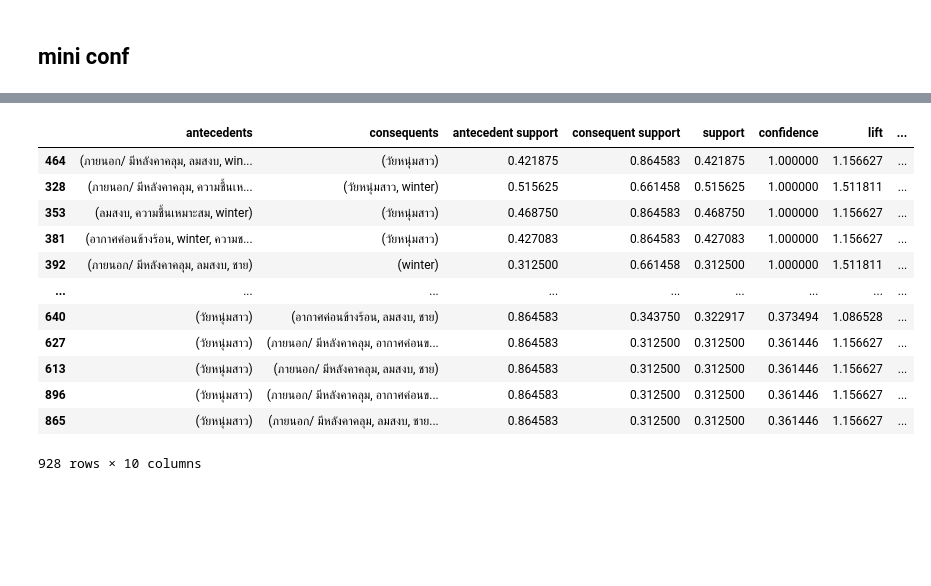
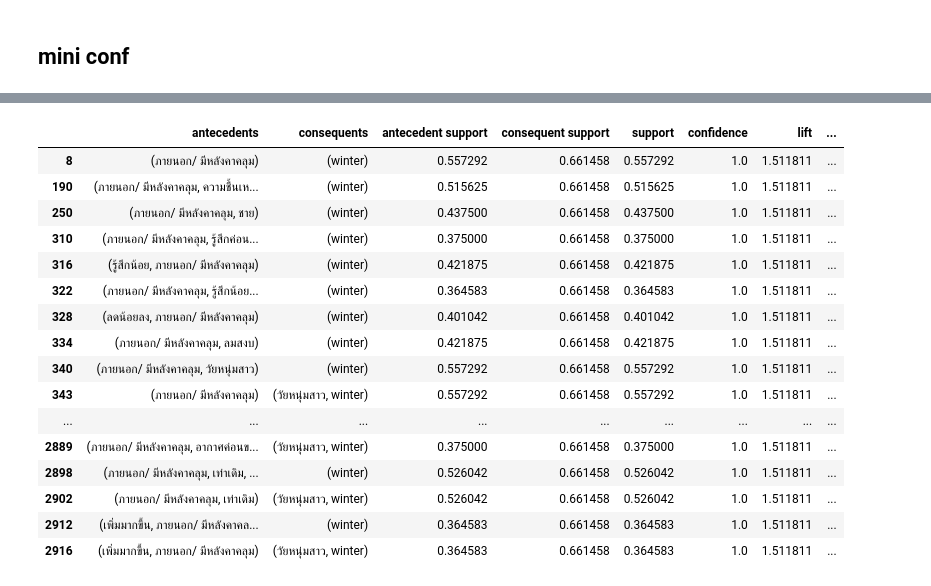
Before and after one commit to Buntariga2545/Project, a Jupyter notebook: Association_Rules_แก้ล่าสุด.ipynb, the cells around one changed output, grey strips where cells are left out. Saved outputs shown, nothing was run; the diff lists cells and outputs as text; code cells hidden in the pictures; blank space fills up the shorter version.

```diff
--- a/Association_Rules_แก้ล่าสุด.ipynb
+++ b/Association_Rules_แก้ล่าสุด.ipynb
@@ -426,3 +474,31 @@ Data columns (total 34 columns):
  33  temp_cat                193 non-null    object
 dtypes: datetime64[ns](1), float64(10), int64(13), object(10)
 memory usage: 51.4+ KB
+# %%
+fo_mapping = {
+    0:'รู้สึกน้อยที่สุด',
+    1:'รู้สึกน้อย',
+    2:'รู้สึกค่อนข้างน้อย',
+    3:'รู้สึกปานกลาง',
+    4:'รู้สึกค่อนข้างมาก',
+    5:'รู้สึกมาก',
+    6:'รู้สึกมากที่สุด'
+}
+
+data['อุณหภูมิ(TS)'] = data['อุณหภูมิ'].map(fo_mapping)
+data['ความชื้น(TS)'] = data['ความชื้น'].map(fo_mapping)
+data['กระแสลม(TS)'] = data['กระแสลม'].map(fo_mapping)
+data['ความแรงของแสงแดด(TS)'] = data['ความแรงของแสงแดด'].map(fo_mapping)
+data['เหงื่อบริเวณผิวหนัง(TS)'] = data['เหงื่อบริเวณผิวหนัง'].map(fo_mapping)
+# %%
+fo_mapping = {
+    -1 :'ลดน้อยลง',
+    0 :'เท่าเดิม',
+    1 :'เพิ่มมากขึ้น'
+}
+
+data['อุณหภูมิ(PT)'] = data['ความร้อน'].map(fo_mapping)
+data['ความชื้น(PT)'] = data['ความชื้น.1'].map(fo_mapping)
+data['กระแสลม(PT)'] = data['กระแสลม.1'].map(fo_mapping)
+data['ความแรงของแสงแดด(PT)'] = data['แสงแดด'].map(fo_mapping)
+data['เหงื่อบริเวณผิวหนัง(PT)'] = data['เหงื่อบริเวณผิวหนัง.1'].map(fo_mapping)
@@ -429,7 +535,9 @@ memory usage: 51.4+ KB
 # %% [markdown]
 ##Thermal acceptance
 # %%
-cols = ['age_cat', 'bmi_cat', 'temp_cat','rh_cat','v_cat',  'พื้นที่ทำแบบสอบถาม','seasons','เพศ','Thermal_acceptance']
+cols = ['age_cat', 'bmi_cat', 'temp_cat','rh_cat','v_cat',  'พื้นที่ทำแบบสอบถาม','seasons','เพศ','Thermal_acceptance', 'อุณหภูมิ(TS)', 'ความชื้น(TS)',
+           'กระแสลม(TS)', 'ความแรงของแสงแดด(TS)', 'เหงื่อบริเวณผิวหนัง(TS)', 'อุณหภูมิ(PT)', 'ความชื้น(PT)', 'กระแสลม(PT)', 'ความแรงของแสงแดด(PT)',
+           'เหงื่อบริเวณผิวหนัง(PT)']
 in_df = data[cols]
 # %%
 in_df.head()
@@ -752,7 +875,9 @@ frequent_conf7
 # %% [markdown]
 ##Thermal sensation Vote
 # %%
-cols = ['age_cat', 'bmi_cat', 'temp_cat','rh_cat','v_cat', 'เพศ', 'seasons', 'พื้นที่ทำแบบสอบถาม', 'Thermal_sensation_Vote']
+cols = ['age_cat', 'bmi_cat', 'temp_cat','rh_cat','v_cat', 'เพศ', 'seasons', 'พื้นที่ทำแบบสอบถาม', 'Thermal_sensation_Vote', 'อุณหภูมิ(TS)',
+           'ความชื้น(TS)', 'กระแสลม(TS)', 'ความแรงของแสงแดด(TS)', 'เหงื่อบริเวณผิวหนัง(TS)', 'อุณหภูมิ(PT)', 'ความชื้น(PT)', 'กระแสลม(PT)',
+           'ความแรงของแสงแดด(PT)', 'เหงื่อบริเวณผิวหนัง(PT)']
 in_df = data[cols]
 # %%
 in_df.head()
@@ -983,20 +1122,24 @@ frequent_conf2.sort_values("confidence", ascending = False)
 # %%
 frequent_conf3 = association_rules(output3, metric = "confidence", min_threshold = 0.3)
-frequent_conf3.sort_values("confidence", ascending = False)
+frequent_conf3.sort_values(['confidence', 'lift'], ascending = False).head(60)
 # %% [output]
 |  | antecedents | consequents | antecedent support | consequent support | support | confidence | lift | ... |
-| 464 | (ภายนอก/ มีหลังคาคลุม, ลมสงบ, win... | (วัยหนุ่มสาว) | 0.421875 | 0.864583 | 0.421875 | 1.000000 | 1.156627 | ... |
-| 328 | (ภายนอก/ มีหลังคาคลุม, ความชื้นเห... | (วัยหนุ่มสาว, winter) | 0.515625 | 0.661458 | 0.515625 | 1.000000 | 1.511811 | ... |
-| 353 | (ลมสงบ, ความชื้นเหมาะสม, winter) | (วัยหนุ่มสาว) | 0.468750 | 0.864583 | 0.468750 | 1.000000 | 1.156627 | ... |
-| 381 | (อากาศค่อนข้างร้อน, winter, ความช... | (วัยหนุ่มสาว) | 0.427083 | 0.864583 | 0.427083 | 1.000000 | 1.156627 | ... |
-| 392 | (ภายนอก/ มีหลังคาคลุม, ลมสงบ, ชาย) | (winter) | 0.312500 | 0.661458 | 0.312500 | 1.000000 | 1.511811 | ... |
+| 8 | (ภายนอก/ มีหลังคาคลุม) | (winter) | 0.557292 | 0.661458 | 0.557292 | 1.0 | 1.511811 | ... |
+| 190 | (ภายนอก/ มีหลังคาคลุม, ความชื้นเห... | (winter) | 0.515625 | 0.661458 | 0.515625 | 1.0 | 1.511811 | ... |
+| 250 | (ภายนอก/ มีหลังคาคลุม, ชาย) | (winter) | 0.437500 | 0.661458 | 0.437500 | 1.0 | 1.511811 | ... |
+| 310 | (ภายนอก/ มีหลังคาคลุม, รู้สึกค่อน... | (winter) | 0.375000 | 0.661458 | 0.375000 | 1.0 | 1.511811 | ... |
+| 316 | (รู้สึกน้อย, ภายนอก/ มีหลังคาคลุม) | (winter) | 0.421875 | 0.661458 | 0.421875 | 1.0 | 1.511811 | ... |
+| 322 | (ภายนอก/ มีหลังคาคลุม, รู้สึกน้อย... | (winter) | 0.364583 | 0.661458 | 0.364583 | 1.0 | 1.511811 | ... |
+| 328 | (ลดน้อยลง, ภายนอก/ มีหลังคาคลุม) | (winter) | 0.401042 | 0.661458 | 0.401042 | 1.0 | 1.511811 | ... |
+| 334 | (ภายนอก/ มีหลังคาคลุม, ลมสงบ) | (winter) | 0.421875 | 0.661458 | 0.421875 | 1.0 | 1.511811 | ... |
+| 340 | (ภายนอก/ มีหลังคาคลุม, วัยหนุ่มสาว) | (winter) | 0.557292 | 0.661458 | 0.557292 | 1.0 | 1.511811 | ... |
+| 343 | (ภายนอก/ มีหลังคาคลุม) | (วัยหนุ่มสาว, winter) | 0.557292 | 0.661458 | 0.557292 | 1.0 | 1.511811 | ... |
 | ... | ... | ... | ... | ... | ... | ... | ... | ... |
-| 640 | (วัยหนุ่มสาว) | (อากาศค่อนข้างร้อน, ลมสงบ, ชาย) | 0.864583 | 0.343750 | 0.322917 | 0.373494 | 1.086528 | ... |
-| 627 | (วัยหนุ่มสาว) | (ภายนอก/ มีหลังคาคลุม, อากาศค่อนข... | 0.864583 | 0.312500 | 0.312500 | 0.361446 | 1.156627 | ... |
-| 613 | (วัยหนุ่มสาว) | (ภายนอก/ มีหลังคาคลุม, ลมสงบ, ชาย) | 0.864583 | 0.312500 | 0.312500 | 0.361446 | 1.156627 | ... |
-| 896 | (วัยหนุ่มสาว) | (ภายนอก/ มีหลังคาคลุม, อากาศค่อนข... | 0.864583 | 0.312500 | 0.312500 | 0.361446 | 1.156627 | ... |
-| 865 | (วัยหนุ่มสาว) | (ภายนอก/ มีหลังคาคลุม, ลมสงบ, ชาย... | 0.864583 | 0.312500 | 0.312500 | 0.361446 | 1.156627 | ... |
+| 2889 | (ภายนอก/ มีหลังคาคลุม, อากาศค่อนข... | (วัยหนุ่มสาว, winter) | 0.375000 | 0.661458 | 0.375000 | 1.0 | 1.511811 | ... |
+| 2898 | (ภายนอก/ มีหลังคาคลุม, เท่าเดิม, ... | (winter) | 0.526042 | 0.661458 | 0.526042 | 1.0 | 1.511811 | ... |
+| 2902 | (ภายนอก/ มีหลังคาคลุม, เท่าเดิม) | (วัยหนุ่มสาว, winter) | 0.526042 | 0.661458 | 0.526042 | 1.0 | 1.511811 | ... |
+| 2912 | (เพิ่มมากขึ้น, ภายนอก/ มีหลังคาคล... | (winter) | 0.364583 | 0.661458 | 0.364583 | 1.0 | 1.511811 | ... |
+| 2916 | (เพิ่มมากขึ้น, ภายนอก/ มีหลังคาคลุม) | (วัยหนุ่มสาว, winter) | 0.364583 | 0.661458 | 0.364583 | 1.0 | 1.511811 | ... |
-928 rows × 10 columns
 # %%
 frequent_conf4 = association_rules(output4, metric = "confidence", min_threshold = 0.4)
 frequent_conf4.sort_values("confidence", ascending = False)
```
Also changed, not shown: parts of 61 cells of this notebook.
